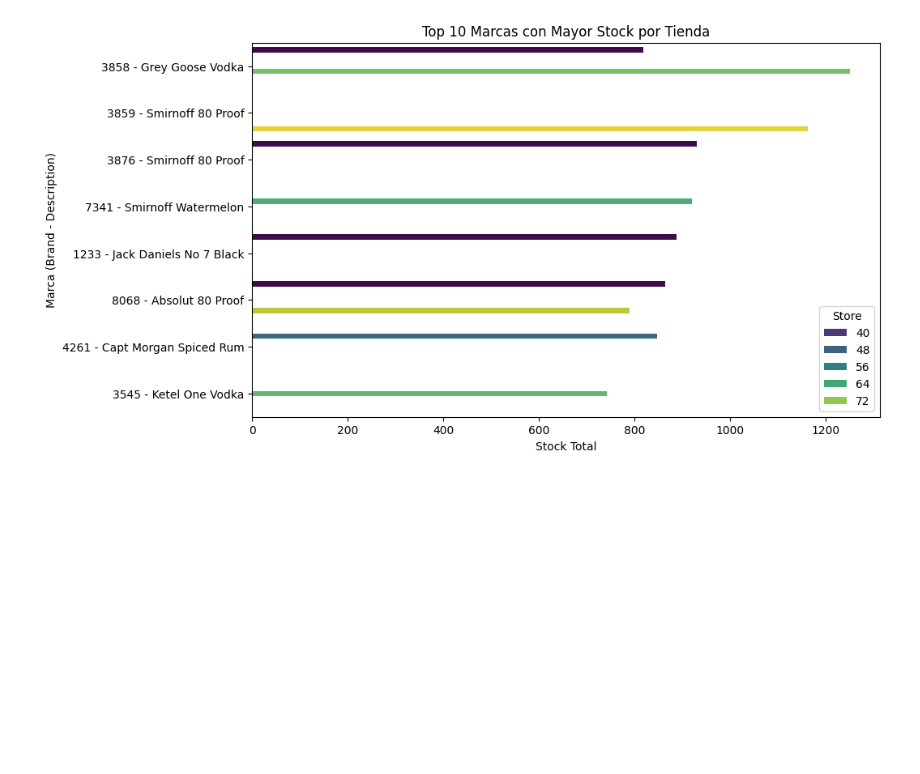
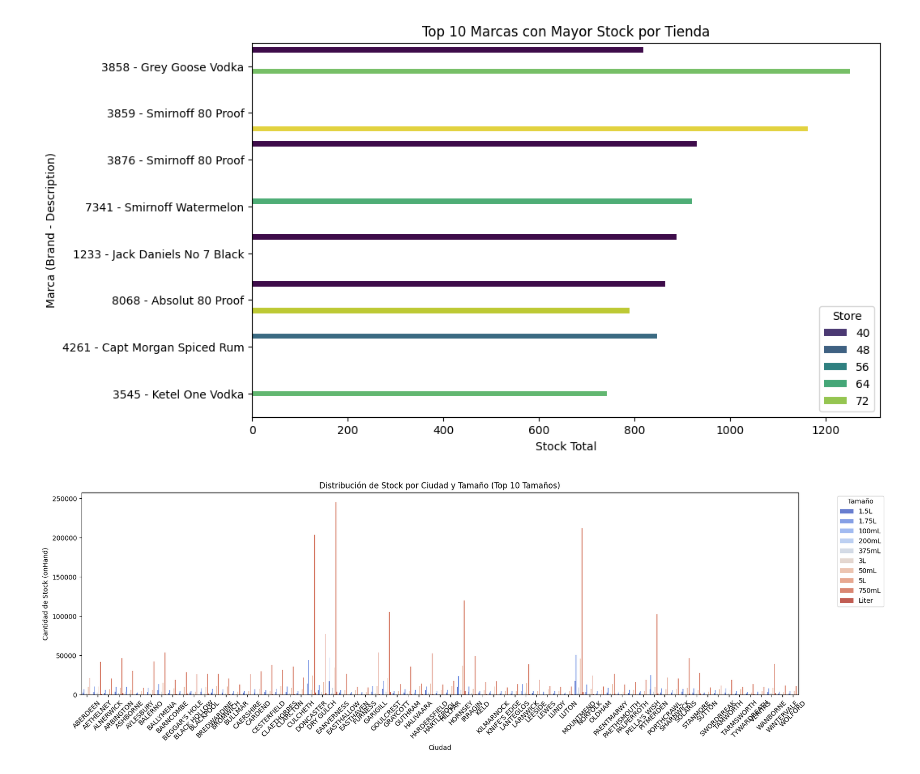
Before and after one commit to danipars/Analisis_Inventario_Distribuidora_Licores_AMCDrinks, a Jupyter notebook: EDA/InventarioInicialTienda.ipynb, the cells around one changed output. Cells and saved outputs as stored; diff of their text form; code cells hidden in the pictures; blank space fills up the shorter version.

```diff
--- a/EDA/InventarioInicialTienda.ipynb
+++ b/EDA/InventarioInicialTienda.ipynb
@@ -267,3 +267,32 @@ Try using .loc[row_indexer,col_indexer] = value instead
 See the caveats in the documentation: https://pandas.pydata.org/pandas-docs/stable/user_guide/indexing.html#returning-a-view-versus-a-copy
   top_stock['Marca Completa'] = top_stock['Brand'].astype(str) + " - " + top_stock['Description']
 [figure]
+# %%
+# Calcular el stock total por tamaño
+stock_por_tamano = df_InventarioInicial.groupby('Size')['onHand'].sum().reset_index()
+
+# Seleccionar los 10 tamaños con mayor stock total
+top_tamanos = stock_por_tamano.sort_values(by='onHand', ascending=False).head(10)
+
+# Filtrar el DataFrame original para obtener solo las filas correspondientes a los top 10 tamaños
+df_top_tamanos = df_InventarioInicial[df_InventarioInicial['Size'].isin(top_tamanos['Size'])]
+
+# Agrupar por 'City' y 'Size', y sumar el stock
+stock_por_ciudad_y_tamano = df_top_tamanos.groupby(['City', 'Size'])['onHand'].sum().reset_index()
+
+# Crear el gráfico de barras apiladas
+plt.figure(figsize=(18, 6))
+sns.barplot(x='City', y='onHand', hue='Size', data=stock_por_ciudad_y_tamano, palette='coolwarm')
+
+# Etiquetas y título
+plt.title('Distribución de Stock por Ciudad y Tamaño (Top 10 Tamaños)')
+plt.xlabel('Ciudad')
+plt.ylabel('Cantidad de Stock (onHand)')
+plt.xticks(rotation=45)  # Rotar las etiquetas para mejor legibilidad
+
+# Mostrar el gráfico
+plt.legend(title='Tamaño', bbox_to_anchor=(1.05, 1), loc='upper left')  # Ajustar la leyenda
+plt.tight_layout()  # Ajustar el layout para evitar recortes
+plt.show()
+# %% [output]
+[figure, added]
```
Also changed, not shown: parts of 10 cells of this notebook.
